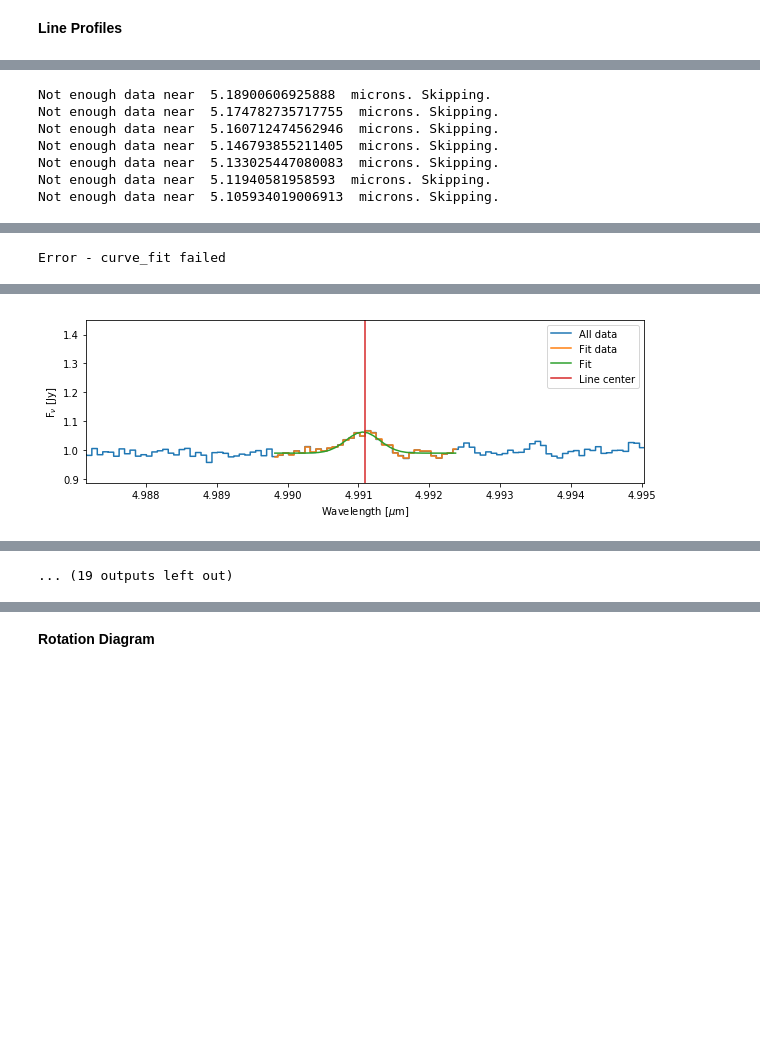
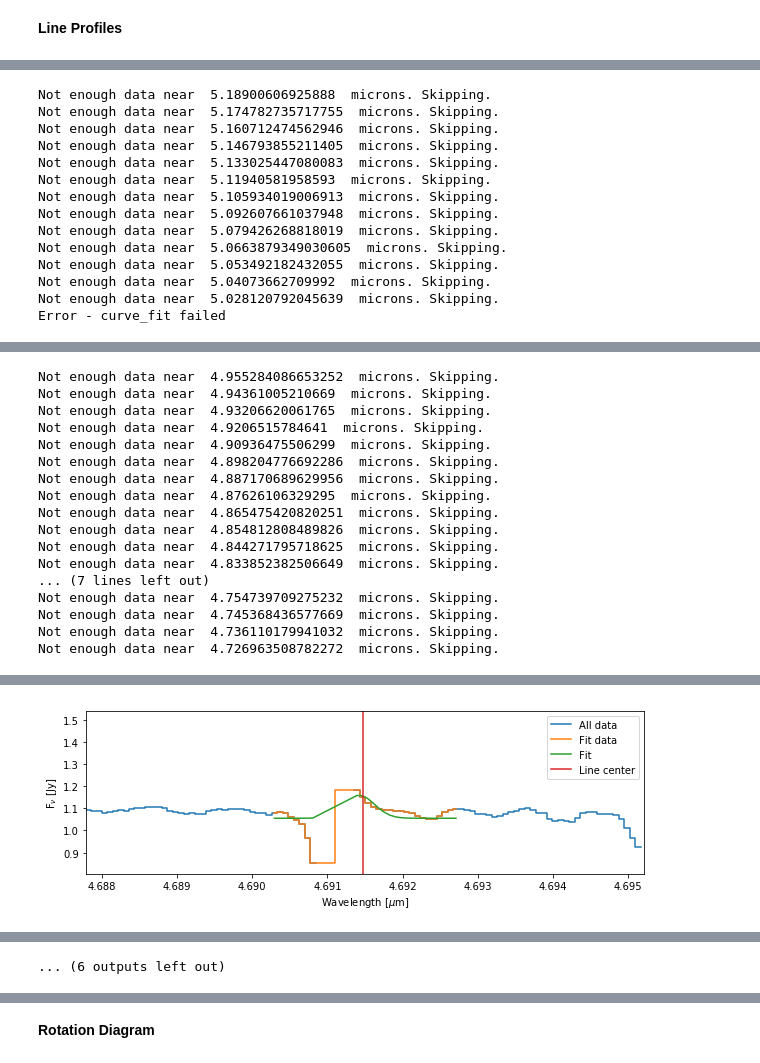
Before and after one commit to hanmars1822/summer_research, a Jupyter notebook: abaur_corrected_plots.ipynb, the cells around one changed output, grey strips where cells are left out. Drawn from its saved outputs; the diff is of its cells as text; code cells hidden in the pictures; blank space fills up the shorter version.

Commit message:
has final plots

```diff
--- a/abaur_corrected_plots.ipynb
+++ b/abaur_corrected_plots.ipynb
@@ -841,12 +1190,25 @@ plt.show()
 out_all=extract_hitran_data('CO',4.6,5.2)  #astropy table
 lineflux_data=extract_vup(out_all,1)
 
-#For Data2010121314
-wave=df1213['wave']
-flux=df1213['div']
+#For Data201212310103
+wave=df1231['wave']
+flux=df1231['div']
 out=calc_fluxes(wave,flux,lineflux_data,fwhm_v=17., sep_v=80., cont=1.12,vet_fits=False, plot=True, v_dop=15.)
 
-rot1213=make_rotation_diagram(out)
+rot1231=make_rotation_diagram(out)
+
+fwhm1231 = out['linewidth']
+err1231 = [1.544243732459052,1.6870671440477565,1.3014476461841704,inf,3.1969535193384777,3.197112641101312,4.060350772768516,0.6763937260308628,0.9561668714345768]
+lineflux_data = lineflux_data['wave']
+a = np.array([])
+for n in range(len(fwhm1231)):
+    if (fwhm1231[n] > 0):
+        wave_val = lineflux_data[n]
+        a = np.append(a, wave_val)
+        #print(fwhm1231[n])
+#print(a)
+fwhm1231 = [18.85295451318906,23.090539567609873,0.0013183127864076262,63.66727979024463,33.659525385005935,20.17029445511002,28.317883936533683,20.942404370854945,20.326621987530483]
+plt.plot(fwhm1231, 'ro')
 # %% [output]
 Not enough data near  5.18900606925888  microns. Skipping.
 Not enough data near  5.174782735717755  microns. Skipping.
@@ -888,12 +1234,25 @@ Not enough data near  4.783535438621612  microns. Skipping.
 out_all=extract_hitran_data('CO',4.6,5.2)  #astropy table
 lineflux_data=extract_vup(out_all,1)
 
-#For Data201212310103
-wave=df1231['wave']
-flux=df1231['div']
+#For Data2013122324
+wave=df1223['wave']
+flux=df1223['div']
 out=calc_fluxes(wave,flux,lineflux_data,fwhm_v=17., sep_v=80., cont=1.12,vet_fits=False, plot=True, v_dop=15.)
+rot1223=make_rotation_diagram(out)
 
-rot1231=make_rotation_diagram(out)
+fwhm1223 = out['linewidth']
+err1223 = [2.234422749666572,1.7972025361690225,29.407091567708893,16.856877507158444,28.364272407993944,17.989712771147598,320948.0668515106,11.633367450072075,23.95638726993922]
+print(err1223)
+lineflux_data = lineflux_data['wave']
+a = np.array([])
+for n in range(len(fwhm1223)):
+    if (fwhm1223[n] > 0):
+        wave_val = lineflux_data[n]
+        a = np.append(a, wave_val)
+        #print(fwhm1223[n])
+#print(a) #1,5
+fwhm1223 = [28.108401359681896,24.200261256065993,7.162413313724471,42.185659656277096,30.64377952324635,24.708859110354776,2.7809012190720575,29.792446241519738,23.835215183433245]
+plt.plot(fwhm1223, 'ro')
 # %% [output]
 Not enough data near  5.18900606925888  microns. Skipping.
 Not enough data near  5.174782735717755  microns. Skipping.
@@ -902,3 +1261,10 @@ Not enough data near  5.146793855211405  microns. Skipping.
 Not enough data near  5.133025447080083  microns. Skipping.
 Not enough data near  5.11940581958593  microns. Skipping.
 Not enough data near  5.105934019006913  microns. Skipping.
+Not enough data near  5.092607661037948  microns. Skipping.
+Not enough data near  5.079426268818019  microns. Skipping.
+Not enough data near  5.0663879349030605  microns. Skipping.
+Not enough data near  5.053492182432055  microns. Skipping.
+Not enough data near  5.04073662709992  microns. Skipping.
+Not enough data near  5.028120792045639  microns. Skipping.
+Error - curve_fit failed
@@ -909,0 +1276,17 @@ Not enough data near  5.105934019006913  microns. Skipping.
+Not enough data near  4.955284086653252  microns. Skipping.
+Not enough data near  4.94361005210669  microns. Skipping.
+Not enough data near  4.93206620061765  microns. Skipping.
+Not enough data near  4.9206515784641  microns. Skipping.
+Not enough data near  4.90936475506299  microns. Skipping.
+Not enough data near  4.898204776692286  microns. Skipping.
+Not enough data near  4.887170689629956  microns. Skipping.
+Not enough data near  4.87626106329295  microns. Skipping.
+Not enough data near  4.865475420820251  microns. Skipping.
+Not enough data near  4.854812808489826  microns. Skipping.
+Not enough data near  4.844271795718625  microns. Skipping.
+Not enough data near  4.833852382506649  microns. Skipping.
+... (7 lines left out)
+Not enough data near  4.754739709275232  microns. Skipping.
+Not enough data near  4.745368436577669  microns. Skipping.
+Not enough data near  4.736110179941032  microns. Skipping.
+Not enough data near  4.726963508782272  microns. Skipping.
@@ -912 +1294,0 @@ Not enough data near  5.105934019006913  microns. Skipping.
-Error - curve_fit failed
@@ -914 +1296 @@ Error - curve_fit failed
-[figure, old version]
+[figure, new version]
@@ -916 +1298 @@ Error - curve_fit failed
-... (19 outputs left out)
+... (6 outputs left out)
```
Also changed, not shown: parts of 15 cells of this notebook, 1 other file.
